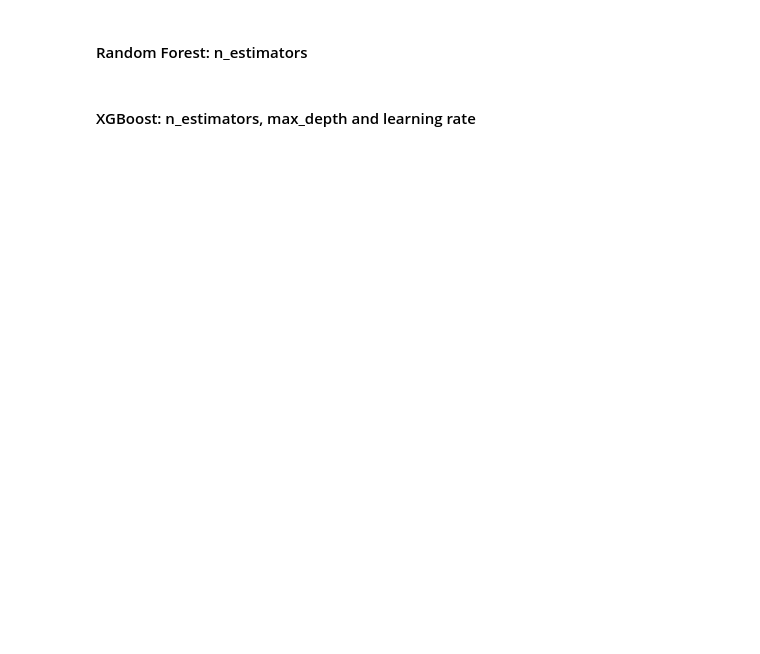
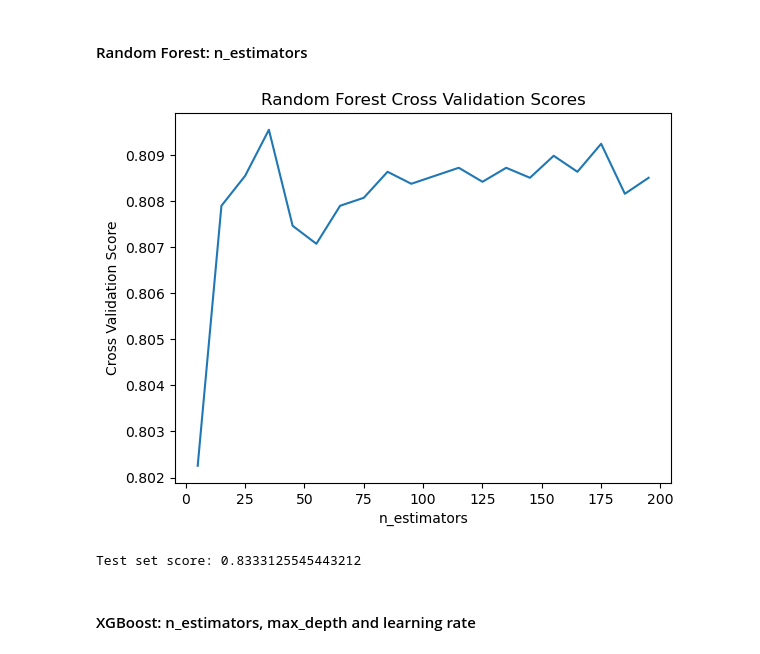
Before and after one commit to CarolMargeth/admission_prediction_project, a Jupyter notebook: Modeling_Predicting_hospital_admission_at_emergency_department_triage.ipynb, the cells around one changed output. Saved outputs shown, nothing was run; the diff lists cells and outputs as text; code cells hidden in the pictures; blank space fills up the shorter version.

```diff
--- a/Modeling_Predicting_hospital_admission_at_emergency_department_triage.ipynb
+++ b/Modeling_Predicting_hospital_admission_at_emergency_department_triage.ipynb
@@ -968,25 +952,31 @@ for depth in max_depth:
 # %%
 from sklearn.ensemble import RandomForestClassifier
 
-# Depths
-n_estimators = range(5,100,5)
+# Create an empty list to store the cross validation scores for each n_estimator value
+cv_scores = []
 
-# Set up an empty list
-cv_accuracies = []
-
-# Iterate over the depth values
-for n in n_estimators:
-
-    # Define the Random Forest model
-    rf_clf = RandomForestClassifier(n_estimators=n)
-
-    # Pass the model and the remainder set into the cross-validation function, then get cross-validated accuracy by taking the mean
-    cv_accuracy = np.mean(cross_val_score(rf_clf, X_rem_ss, y_rem, cv=5, n_jobs=-1))
-
-    # Append the cross-validated accuracy to the list set up above
-    cv_accuracies.append(cv_accuracy)
-
-    # Print something at the end of each iteration
-    print(f'For n_estimators value of {n}, the cross-validated accuracy is {round(cv_accuracy, 6)}')
+# Loop over the n_estimator values and calculate the cross validation score for each
+for n in range(10, 201, 10):
+    rf = RandomForestClassifier(max_depth=9, n_estimators=n, random_state=42)
+    scores = cross_val_score(rf, X_train_th, y_train_th, cv=5)
+    cv_scores.append(scores.mean())
+# %%
+# Plot the results
+plt.plot(range(5, 201, 10), cv_scores)
+plt.xlabel('n_estimators')
+plt.ylabel('Cross Validation Score')
+plt.title('Random Forest Cross Validation Scores')
+plt.show()
+# %% [output]
+[figure, added]
+# %%
+# Find the best n_estimator value
+# Train the model with the best n_estimator value and predict on the test set
+rf = RandomForestClassifier(max_depth=9, n_estimators=125)
+rf.fit(X_train_th, y_train_th)
+test_score = rf.score(X_test_th, y_test_th)
+print(f'Test set score: {test_score}')
+# %% [output]
+Test set score: 0.8333125545443212
 # %% [markdown]
 #### XGBoost: n_estimators, max_depth and learning rate
```
Also changed, not shown: parts of 33 cells of this notebook.
